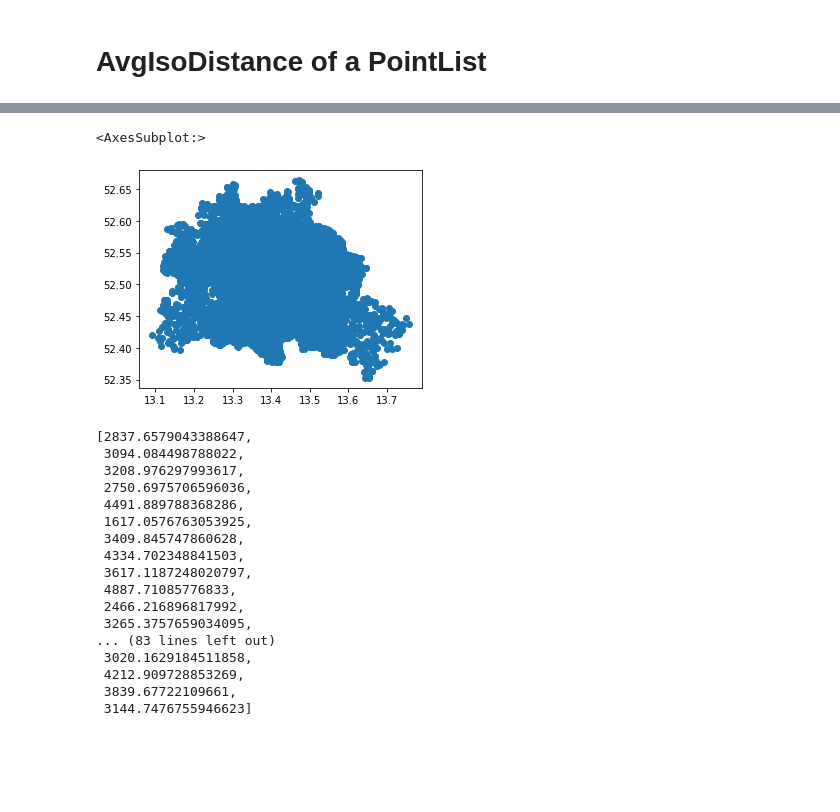
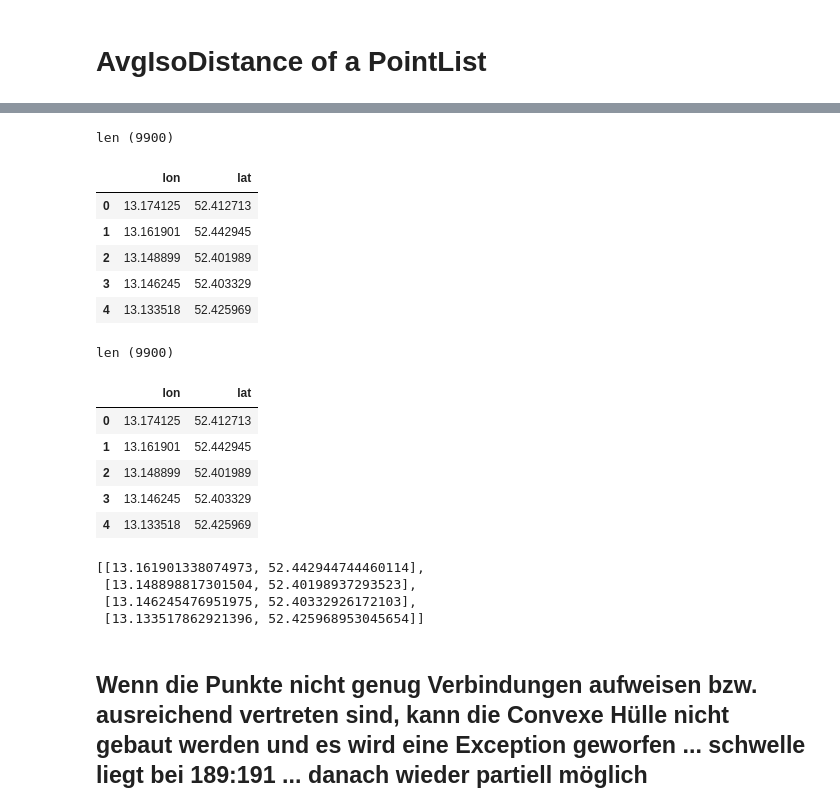
Before and after one commit to fom-big-data/fom-big-data-consulting-berlin-mobility-model, a Jupyter notebook: EXPLORATION/Street_Whitespots.ipynb, the cells around one changed output, grey strips where cells are left out. Cells and saved outputs as stored; diff of their text form; code cells hidden in the pictures; blank space fills up the shorter version.

```diff
--- a/EXPLORATION/Street_Whitespots.ipynb
+++ b/EXPLORATION/Street_Whitespots.ipynb
@@ -223,11 +219,26 @@ samplepoints
-# %%
-samplepoints.plot()
-# %% [output]
-<AxesSubplot:>
-[figure, removed]
 # %%
 df = pd.read_json("../results/sample-points.json")
+print("len ("+str(len(df))+")")
+df.head(5)
+# %% [output]
+len (9900)
+|  | lon | lat |
+| 0 | 13.174125 | 52.412713 |
+| 1 | 13.161901 | 52.442945 |
+| 2 | 13.148899 | 52.401989 |
+| 3 | 13.146245 | 52.403329 |
+| 4 | 13.133518 | 52.425969 |
 # %%
 geodf = gp.GeoDataFrame(df)
+print("len ("+str(len(geodf))+")")
+geodf.head(5)
+# %% [output]
+len (9900)
+|  | lon | lat |
+| 0 | 13.174125 | 52.412713 |
+| 1 | 13.161901 | 52.442945 |
+| 2 | 13.148899 | 52.401989 |
+| 3 | 13.146245 | 52.403329 |
+| 4 | 13.133518 | 52.425969 |
 # %%
 #print(f'NumPy Array:\n{arr}')
@@ -236,21 +246,9 @@ list1 = df.values.tolist()
-# %%
-#avg_iso_list = getAvgIsochroneDistStreet_list(list1, 5)
-getAvgIsochroneDistStreet_list(list1[1:100], 5)
-# %% [output]
-[2837.6579043388647,
- 3094.084498788022,
- 3208.976297993617,
- 2750.6975706596036,
- 4491.889788368286,
- 1617.0576763053925,
- 3409.845747860628,
- 4334.702348841503,
- 3617.1187248020797,
- 4887.71085776833,
- 2466.216896817992,
- 3265.3757659034095,
-... (83 lines left out)
- 3020.1629184511858,
- 4212.909728853269,
- 3839.67722109661,
- 3144.7476755946623]
+# %%
+list1[1:5]
+# %% [output]
+[[13.161901338074973, 52.442944744460114],
+ [13.148898817301504, 52.40198937293523],
+ [13.146245476951975, 52.40332926172103],
+ [13.133517862921396, 52.425968953045654]]
+# %% [markdown]
+## Wenn die Punkte nicht genug Verbindungen aufweisen bzw. ausreichend vertreten sind, kann die Convexe Hülle nicht gebaut werden und es wird eine Exception geworfen ... schwelle liegt bei 189:191 ... danach wieder partiell möglich
```
Also changed, not shown: parts of 16 cells of this notebook.
